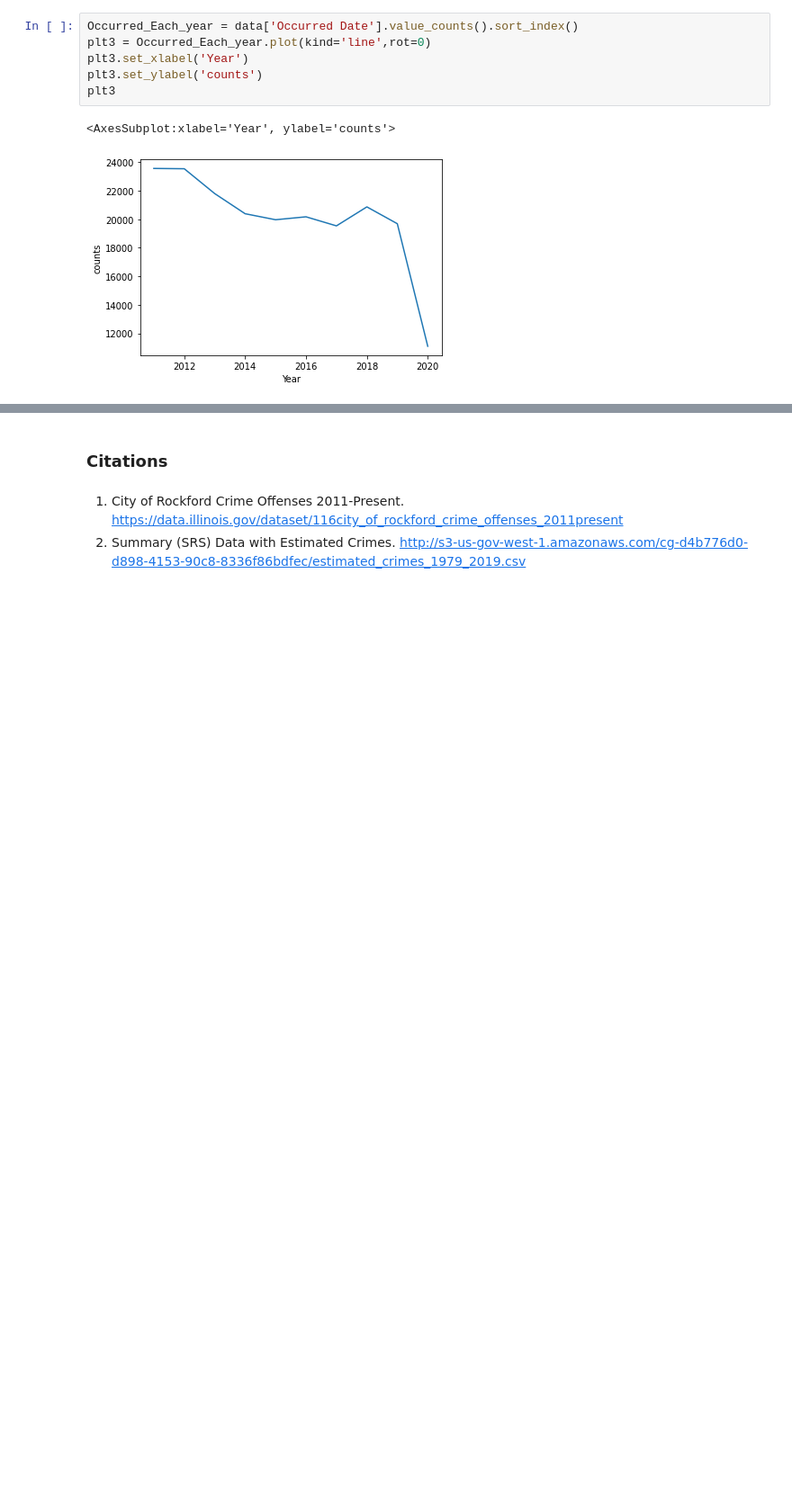
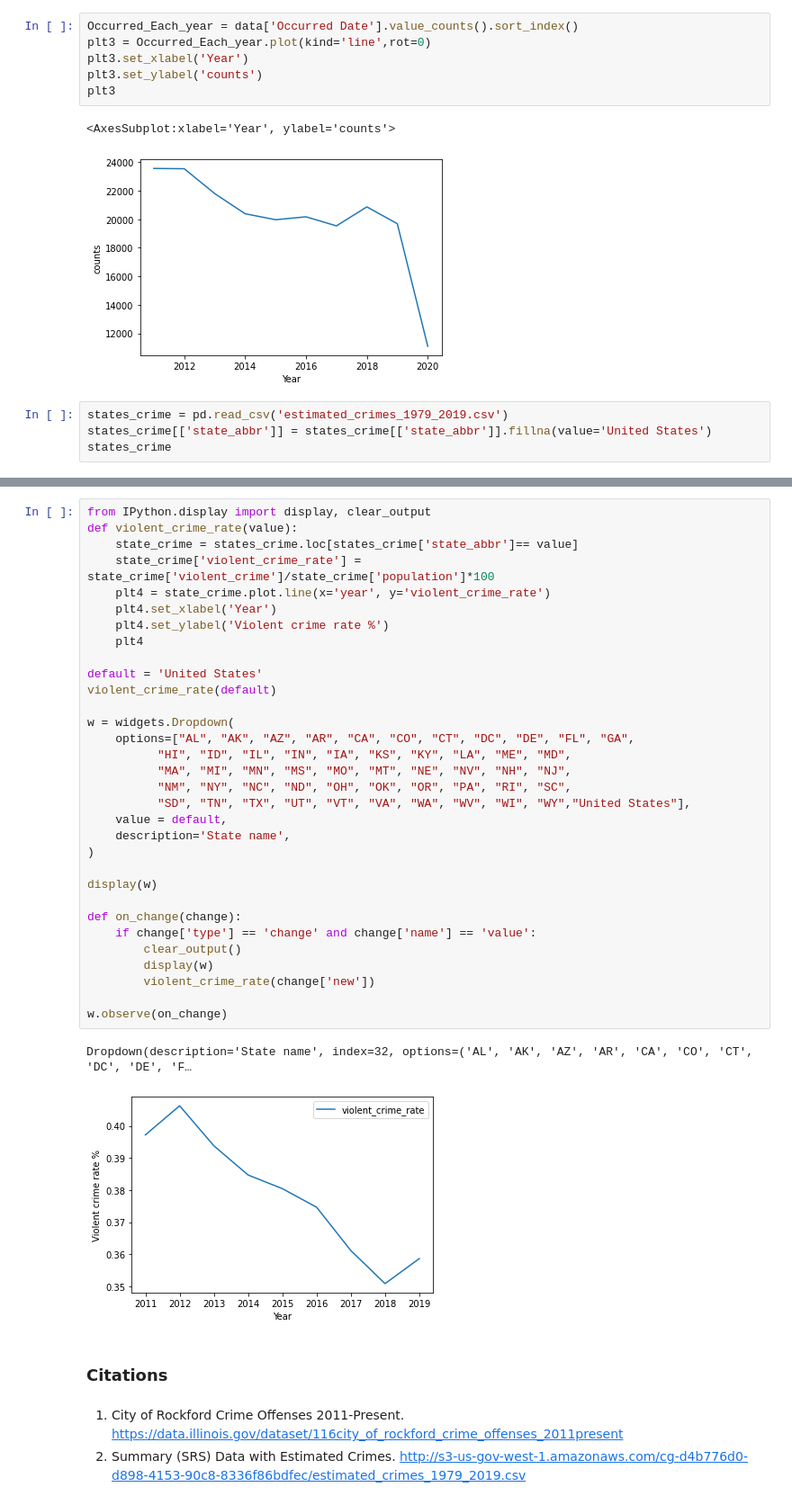
Before and after one commit to jerrychen007/IS-445-Final-Project, a Jupyter notebook: Chen-Mingyu-Final Project-Part 3.ipynb, the cells around one changed output, grey strips where cells are left out. Shown at 90% size. Drawn from its saved outputs; the diff is of its cells as text; blank space fills up the shorter version.

```diff
--- a/Chen-Mingyu-Final Project-Part 3.ipynb
+++ b/Chen-Mingyu-Final Project-Part 3.ipynb
@@ -82,3 +82,7 @@ plt3
 # %% [output]
 <AxesSubplot:xlabel='Year', ylabel='counts'>
 [figure]
+# %%
+states_crime = pd.read_csv('estimated_crimes_1979_2019.csv')
+states_crime[['state_abbr']] = states_crime[['state_abbr']].fillna(value='United States')
+states_crime
@@ -85,3 +103,38 @@ plt3
+# %%
+from IPython.display import display, clear_output
+def violent_crime_rate(value):
+    state_crime = states_crime.loc[states_crime['state_abbr']== value]
+    state_crime['violent_crime_rate'] = state_crime['violent_crime']/state_crime['population']*100
+    plt4 = state_crime.plot.line(x='year', y='violent_crime_rate')
+    plt4.set_xlabel('Year')
+    plt4.set_ylabel('Violent crime rate %')
+    plt4
+
+default = 'United States'
+violent_crime_rate(default)
+
+w = widgets.Dropdown(
+    options=["AL", "AK", "AZ", "AR", "CA", "CO", "CT", "DC", "DE", "FL", "GA",
+          "HI", "ID", "IL", "IN", "IA", "KS", "KY", "LA", "ME", "MD",
+          "MA", "MI", "MN", "MS", "MO", "MT", "NE", "NV", "NH", "NJ",
+          "NM", "NY", "NC", "ND", "OH", "OK", "OR", "PA", "RI", "SC",
+          "SD", "TN", "TX", "UT", "VT", "VA", "WA", "WV", "WI", "WY","United States"],
+    value = default,
+    description='State name',
+)
+
+display(w)
+
+def on_change(change):
+    if change['type'] == 'change' and change['name'] == 'value':
+        clear_output()
+        display(w)
+        violent_crime_rate(change['new'])
+
+w.observe(on_change)
+# %% [output]
+Dropdown(description='State name', index=32, options=('AL', 'AK', 'AZ', 'AR', 'CA', 'CO', 'CT', 'DC', 'DE', 'F…
+[figure, added]
 # %% [markdown]
 ### Citations
 # %% [markdown]
```
Also changed, not shown: parts of 1 cell of this notebook.
